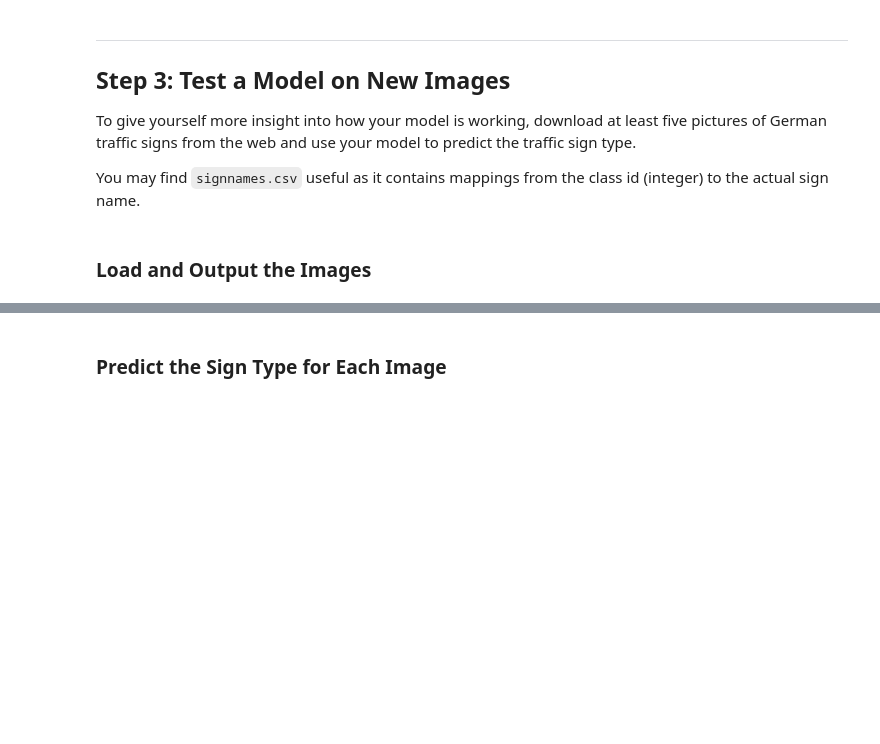
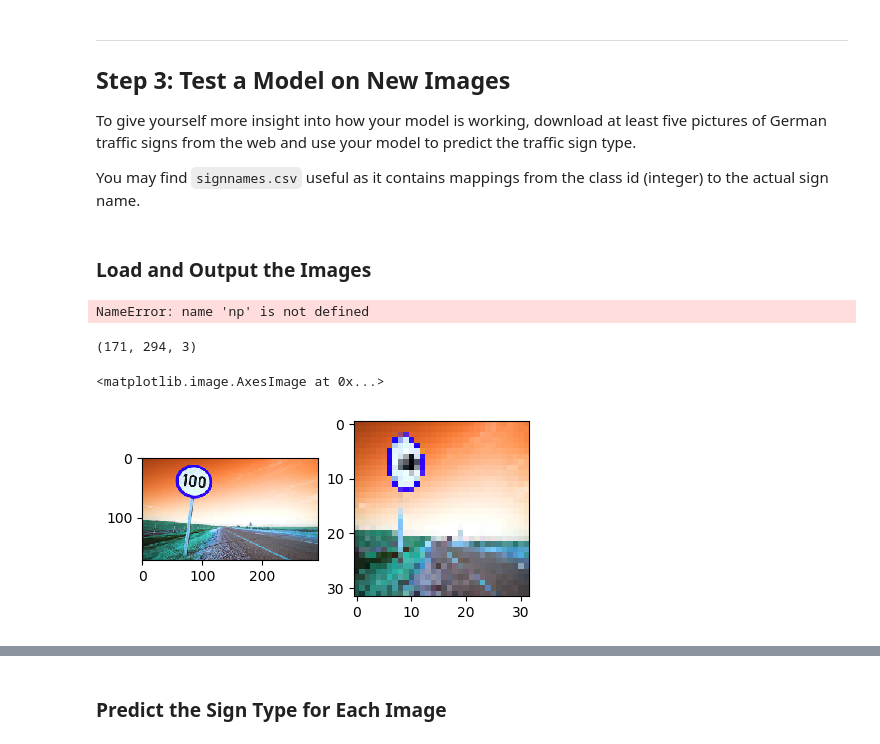
Before and after one commit to haiqibian/Traffic-Sign-Classifier-Project, a Jupyter notebook: Traffic_Sign_Classifier.ipynb, the cells around one changed output, grey strips where cells are left out. Cells and saved outputs as stored; diff of their text form; code cells hidden in the pictures; blank space fills up the shorter version.

```diff
--- a/Traffic_Sign_Classifier.ipynb
+++ b/Traffic_Sign_Classifier.ipynb
@@ -315,0 +407,50 @@ You may find `signnames.csv` useful as it contains mappings from the class id (i
+# %%
+### Load the images and plot them here.
+### Feel free to use as many code cells as needed.
+import pylab
+
+path = '/Users/Haiqi/CarND-Traffic-Sign-Classifier-Project/traffic-sign-test-data/'
+
+def read_image(filename):
+    image = cv2.imread( path + filename)
+    return image
+
+image_files = ['1_12.jpeg', '2_7.jpeg', '3_40.jpeg', '4_25.jpeg', '5_21.jpeg']
+new_labels = np.array([12, 7, 40, 25, 21], np.int)
+new_images = [read_image(filename) for filename in image_files]
+res_images = list()
+# %% [output]
+NameError: name 'np' is not defined
+# %%
+def image_resize(image, size_x, size_y):
+    res = cv2.resize(image, dsize=(size_x, size_y), interpolation=cv2.INTER_CUBIC)
+    return res
+
+def crop_image(image, x, y, w, h):
+    crop = image[y:y+h, x:x+w]
+    return crop
+# %%
+num_image = 0
+
+print(new_images[num_image].shape)
+pylab.rcParams['figure.figsize'] = (5,5)
+plt.subplot(2,2,1)
+plt.imshow(new_images[num_image])
+crop = crop_image(new_images[num_image], 40, 25, 200, 175)
+res_images.append(image_resize(crop, 32, 32))
+plt.subplot(2,2,2)
+plt.imshow(res_images[num_image])
+# %%
+num_image = 1
+
+print(new_images[num_image].shape)
+pylab.rcParams['figure.figsize'] = (5,5)
+plt.subplot(2,2,1)
+plt.imshow(new_images[num_image])
+res_images.append(image_resize(new_images[num_image], 32, 32))
+plt.subplot(2,2,2)
+plt.imshow(res_images[num_image])
+# %% [output]
+(171, 294, 3)
+<matplotlib.image.AxesImage at 0x...>
+[figure, added]
```
Also changed, not shown: parts of 24 cells of this notebook.
